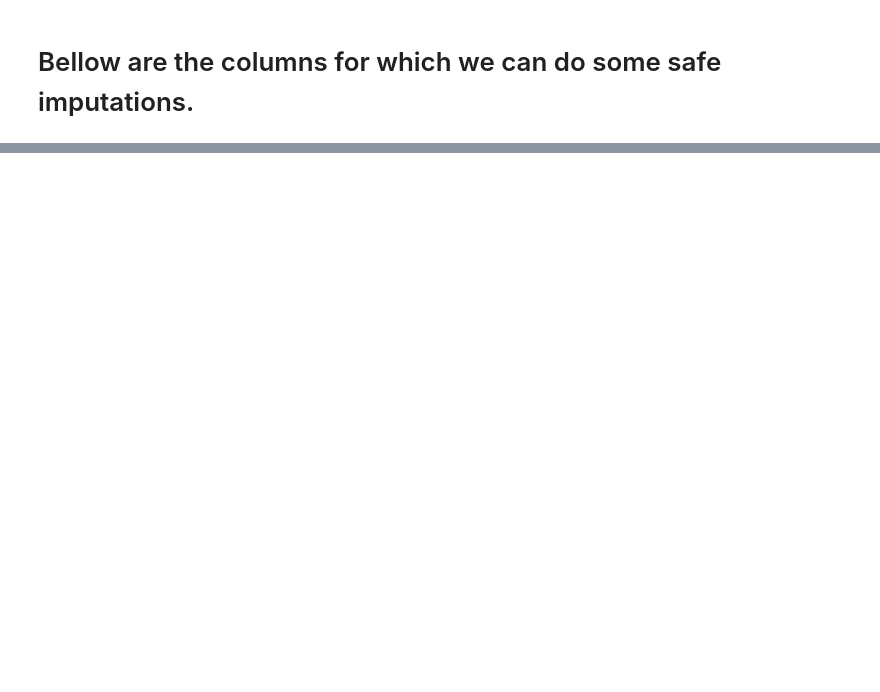
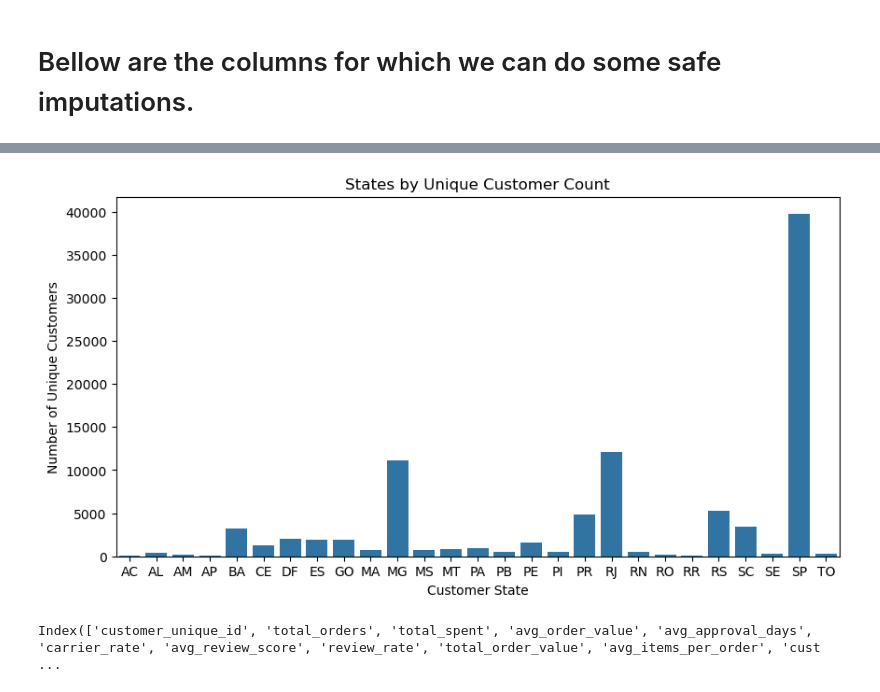
Before and after one commit to kaustav198724/LogicMojo-AI-ML-March26-Kaustuva, a Jupyter notebook: Assignments/python_mini_project/mimi_python_project.ipynb, the cells around one changed output, grey strips where cells are left out. Saved outputs shown, nothing was run; the diff lists cells and outputs as text; code cells hidden in the pictures; blank space fills up the shorter version.

```diff
--- a/Assignments/python_mini_project/mimi_python_project.ipynb
+++ b/Assignments/python_mini_project/mimi_python_project.ipynb
@@ -437,3 +439,10 @@ final_df.iloc[:, -6:]
 | 117330 | 1 | 0.01 | 1 | 13.33 | ... |
 | 117331 | 1 | 0.60 | 1 | 6.62 | ... |
 117332 rows × 6 columns
+# %%
+final_df["delivery_days"] = (
+    final_df["order_delivered_customer_date"] -
+    final_df["order_purchase_timestamp"]
+).dt.days
+
+final_df.loc[final_df["delivery_days"].isna(), ["order_status","order_delivered_customer_date"]].drop_duplicates()
@@ -483,0 +957,10 @@ final_df
+# %%
+# Geographic distribution of customers
+customer_count_state = (
+    final_df.groupby("customer_state")["customer_unique_id"]
+    .nunique()
+    .reset_index()
+)
+
+customer_count_state.columns = ["customer_state", "customer_count"]
+customer_count_state.head()
@@ -483,0 +974,14 @@ final_df
+# %%
+plt.figure(figsize=(10,5))
+sns.barplot(data=customer_count_state, x = "customer_state", y = "customer_count")
+plt.title("States by Unique Customer Count")
+plt.xlabel("Customer State")
+plt.ylabel("Number of Unique Customers")
+plt.show()
+# %% [output]
+[figure, added]
+# %%
+# Revenue by state
+customer_360_df.columns
+# %% [output]
+Index(['customer_unique_id', 'total_orders', 'total_spent', 'avg_order_value', 'avg_approval_days', 'carrier_rate', 'avg_review_score', 'review_rate', 'total_order_value', 'avg_items_per_order', 'cust ...
```
Also changed, not shown: parts of 57 cells of this notebook, 6 other files.
